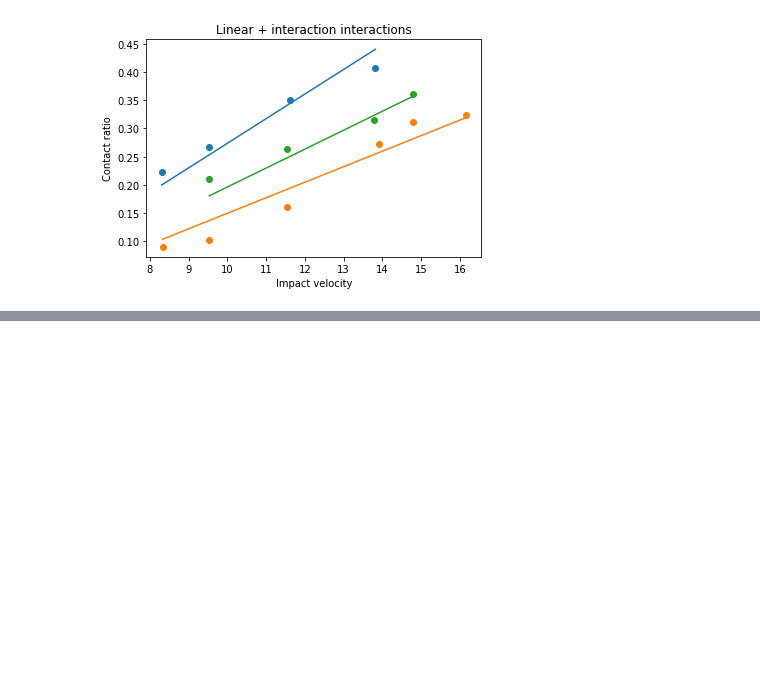
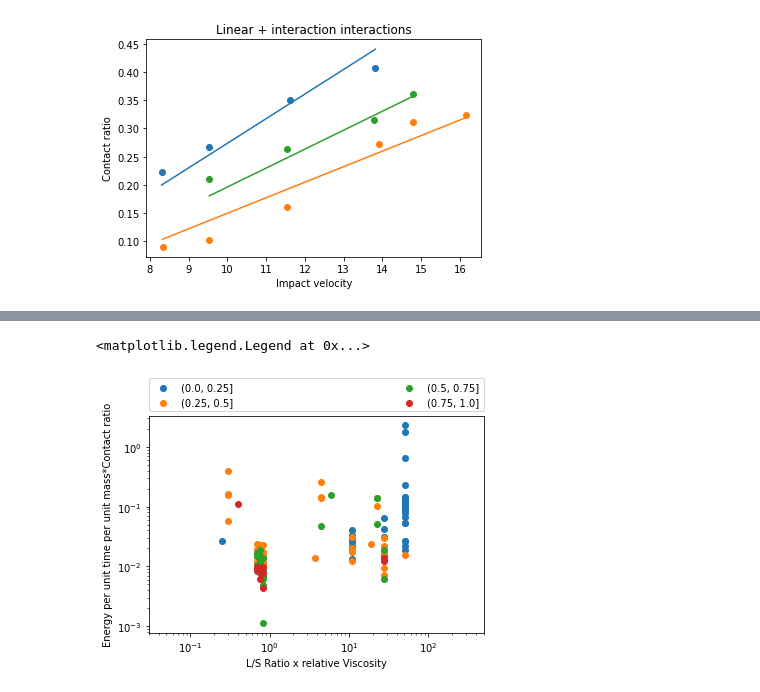
Before and after one commit to csampat/Physics-Constrained-Supervised-Autoencoders-, a Jupyter notebook: src/multivariateFit.ipynb, the cells around one changed output, grey strips where cells are left out. Cells and saved outputs as stored; diff of their text form; code cells hidden in the pictures; blank space fills up the shorter version.

```diff
--- a/src/multivariateFit.ipynb
+++ b/src/multivariateFit.ipynb
@@ -213,0 +216,19 @@ print(1/ratio)
+# %%
+fig,ax = plt.subplots()
+datafile['numer'] = numer*pre
+ranges = [0,0.25,0.5,0.75,1]
+groups = datafile.groupby(pd.cut(datafile['Calc Fill level'],ranges))
+for val, group in groups:
+    ax.scatter(group['L/S Ratio']*group['Binder Viscosity (mPa.s)'] / 0.001, group['numer'],label=val)
+plt.xlabel('L/S Ratio x relative Viscosity')
+plt.ylabel('Energy per unit time per unit mass*Contact ratio')
+plt.xscale("log")
+plt.yscale("log")
+plt.xlim([3e-2,500])
+plt.xticks([1e-1,1e0,1e1,1e2])
+plt.yticks([1e-3,1e-2,1e-1,1])
+ax.legend(bbox_to_anchor=(0., 1.02, 1., .102), loc='lower left',
+           ncol=2, mode="expand", borderaxespad=0.)
+# %% [output]
+<matplotlib.legend.Legend at 0x...>
+[figure, added]
```
Also changed, not shown: parts of 7 cells of this notebook, 6 other files.
